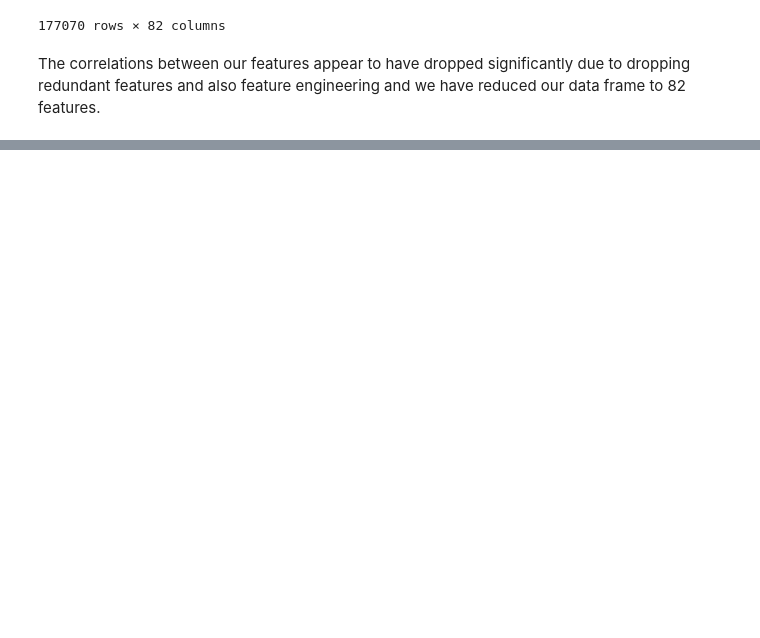
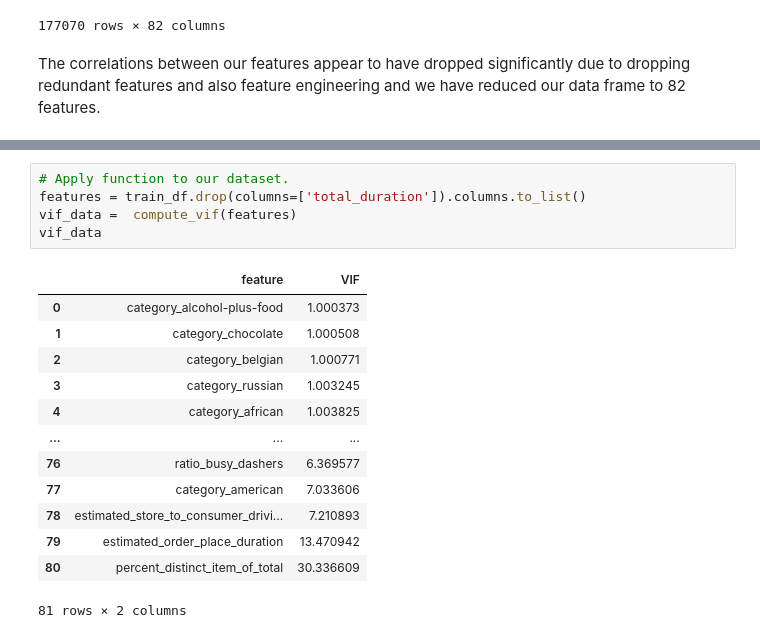
Before and after one commit to muammerkaan/Door_Dash_Interview_Regression_Project, a Jupyter notebook: doordashproject.ipynb, the cells around one changed output, grey strips where cells are left out. Drawn from its saved outputs; the diff is of its cells as text; blank space fills up the shorter version.

```diff
--- a/doordashproject.ipynb
+++ b/doordashproject.ipynb
@@ -402,0 +418,19 @@ The correlations between our features appear to have dropped significantly due t
+# %%
+# Apply function to our dataset.
+features = train_df.drop(columns=['total_duration']).columns.to_list()
+vif_data =  compute_vif(features)
+vif_data
+# %% [output]
+|  | feature | VIF |
+| 0 | category_alcohol-plus-food | 1.000373 |
+| 1 | category_chocolate | 1.000508 |
+| 2 | category_belgian | 1.000771 |
+| 3 | category_russian | 1.003245 |
+| 4 | category_african | 1.003825 |
+| ... | ... | ... |
+| 76 | ratio_busy_dashers | 6.369577 |
+| 77 | category_american | 7.033606 |
+| 78 | estimated_store_to_consumer_drivi... | 7.210893 |
+| 79 | estimated_order_place_duration | 13.470942 |
+| 80 | percent_distinct_item_of_total | 30.336609 |
+81 rows × 2 columns
```
Also changed, not shown: parts of 17 cells of this notebook.
